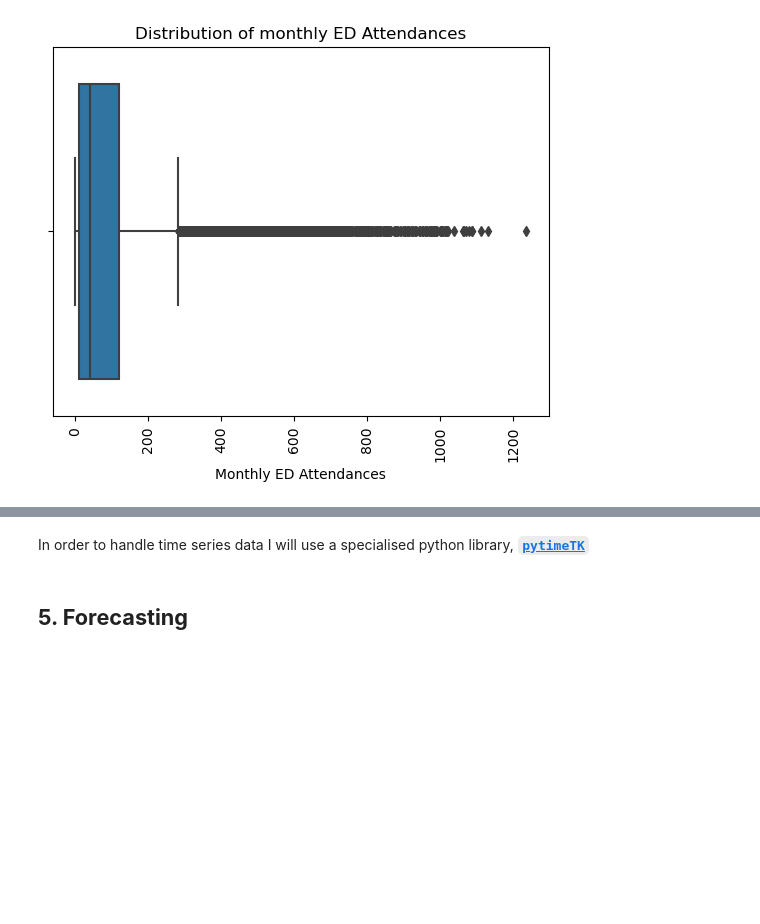
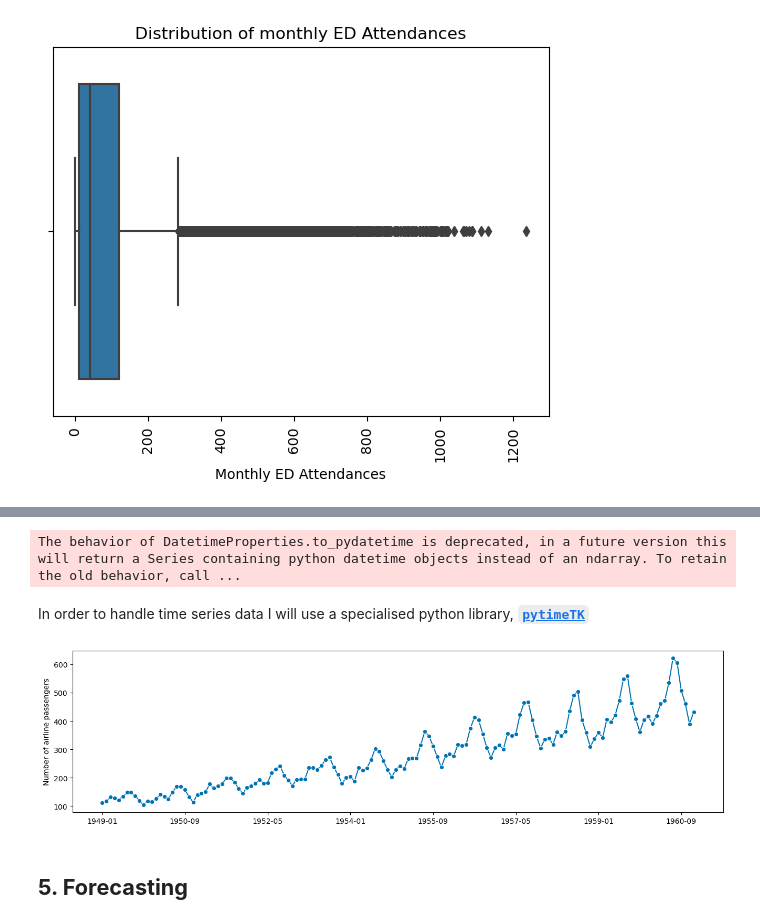
Before and after one commit to AuraFrizzati/python2-swansea-course, a Jupyter notebook: final_project/final_project_python2_AuraFrizzati.ipynb, the cells around one changed output, grey strips where cells are left out. Drawn from its saved outputs; the diff is of its cells as text; code cells hidden in the pictures; blank space fills up the shorter version.

```diff
--- a/final_project/final_project_python2_AuraFrizzati.ipynb
+++ b/final_project/final_project_python2_AuraFrizzati.ipynb
@@ -241,2 +232,11 @@ plot.set(title="Distribution of monthly ED Attendances", xlabel="Monthly ED Atte
+# %%
+## aggregate the data by year
+ED_wales_data_cln_AW = ED_wales_data_cln.groupby(['Date_ItemName_ENG'])['Data'].sum().reset_index()
+ED_wales_data_cln_AW['Date_ItemName_ENG'] = pd.to_datetime(ED_wales_data_cln_AW['Date_ItemName_ENG'], format = '%B %Y')
+
+## create the interactive time plot
+px.line(ED_wales_data_cln_AW.sort_values(by='Date_ItemName_ENG'),x='Date_ItemName_ENG', y='Data')
+# %% [output]
+The behavior of DatetimeProperties.to_pydatetime is deprecated, in a future version this will return a Series containing python datetime objects instead of an ndarray. To retain the old behavior, call ...
 # %% [markdown]
 In order to handle time series data I will use a specialised python library, [**`pytimeTK`**](https://business-science.github.io/pytimetk/guides/01_visualization.html)
@@ -245,3 +243,10 @@ import sktime
+# %%
+from sktime.utils.plotting import plot_series
+from sktime.datasets import load_airline
+y = load_airline()
+fig, ax = plot_series(y)
+# %% [output]
+[figure, added]
 # %% [markdown]
 ## **5. Forecasting**
 # %% [markdown]
```
Also changed, not shown: parts of 20 cells of this notebook.
